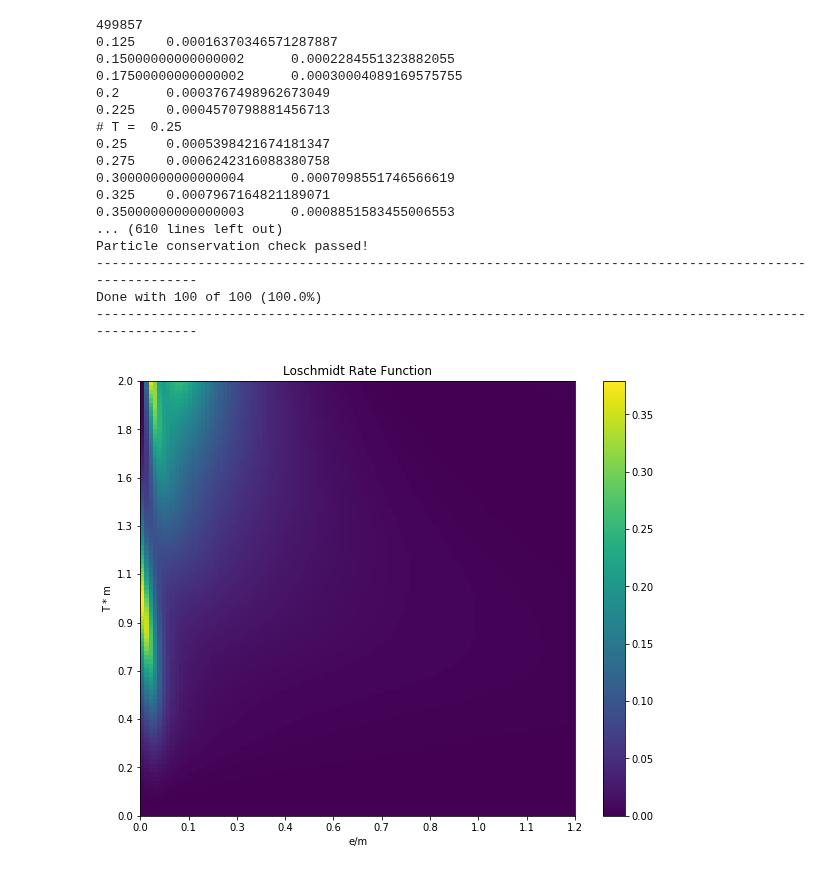
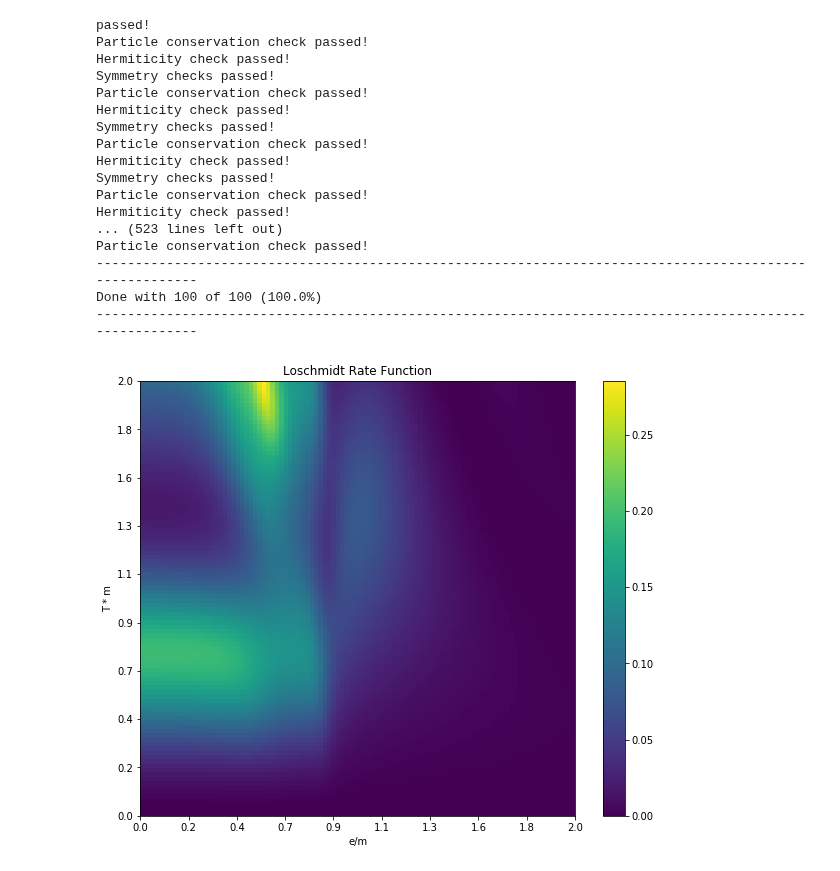
Before and after one commit to jacarolan/QuSpinLatticeFermions, a Jupyter notebook: ParameterScans.ipynb, the cells around one changed output. Saved outputs shown, nothing was run; the diff lists cells and outputs as text; code cells hidden in the pictures.

Commit message:
Update ParameterScans.ipynb
Played with coefficient, made HD plots

```diff
--- a/ParameterScans.ipynb
+++ b/ParameterScans.ipynb
@@ -17,7 +17,7 @@ def simulate(Tf, N, ein, m, Tsteps):
     dt = T/Tsteps
     times = np.arange(0,T,dt)
 
-    g = np.sqrt(ein)
+    g = (ein**2)/(2)
 
     N_filled = N // 2
     E_neg1 = 0
@@ -217,18 +217,18 @@ def simulate(Tf, N, ein, m, Tsteps):
 
     return((-n_left+n_right, loschmidt))
 # %%
+Ninput = 8
+
+minput = .4
+
 Tf = 2
 timesteps = 100
 esteps = 100
 
 einit = 0
-ef = 1
+ef = 2*minput
 de = ef/esteps
 evals = [de*i for i in range(esteps)]
-
-Ninput = 4
-
-minput = .8
 # %%
 Loschmidts = np.zeros((timesteps,esteps))
 nuvals = np.zeros((timesteps-2,esteps))
@@ -242,19 +242,19 @@ for k in range(esteps):
     print("Done with " + str(k+1) +" of " + str(esteps) + " (" + str(round((k+1)/esteps*100,2)) + "%)")
     print("--------------------------------------------------------------------------------------------------------")
 # %% [output]
-499857
-0.125    0.00016370346571287887
-0.15000000000000002      0.0002284551323882055
-0.17500000000000002      0.00030004089169575755
-0.2      0.0003767498962673049
-0.225    0.0004570798881456713
-# T =  0.25
-0.25     0.0005398421674181347
-0.275    0.0006242316088380758
-0.30000000000000004      0.0007098551746566619
-0.325    0.0007967164821189071
-0.35000000000000003      0.0008851583455006553
-... (610 lines left out)
+passed!
+Particle conservation check passed!
+Hermiticity check passed!
+Symmetry checks passed!
+Particle conservation check passed!
+Hermiticity check passed!
+Symmetry checks passed!
+Particle conservation check passed!
+Hermiticity check passed!
+Symmetry checks passed!
+Particle conservation check passed!
+Hermiticity check passed!
+... (523 lines left out)
 Particle conservation check passed!
 --------------------------------------------------------------------------------------------------------
 Done with 100 of 100 (100.0%)
@@ -262,25 +262,25 @@ Done with 100 of 100 (100.0%)
 # %%
 fig,ax = plt.subplots()
 plt.ylabel("T * m")
 plt.xlabel("e/m")
 plt.title("Loschmidt Rate Function")
 
-im = ax.imshow(Loschmidts)
+im = ax.imshow(Loschmidts,aspect=esteps/timesteps)
 ax.figure.colorbar(im,ax=ax)
 
 x_tickcount=10
 xticks = np.round(np.linspace(einit/minput,ef/minput,x_tickcount), 1)
 ax.set_xticks(np.arange(x_tickcount))
 ax.set_xticklabels(xticks)
 ax.xaxis.set_major_locator(ticker.LinearLocator(x_tickcount))
 
 y_tickcount=10
 yticks=np.flip(np.round(np.linspace(0,Tf,y_tickcount), 1))
 ax.set_yticks(np.arange(y_tickcount))
 ax.set_yticklabels(yticks)
 ax.yaxis.set_major_locator(ticker.LinearLocator(y_tickcount))
 # %% [output]
-[figure, old version]
+[figure, new version]
 # %%
 fig,ax = plt.subplots()
 plt.ylabel("T * m")
```
Also changed, not shown: parts of 4 cells of this notebook.
